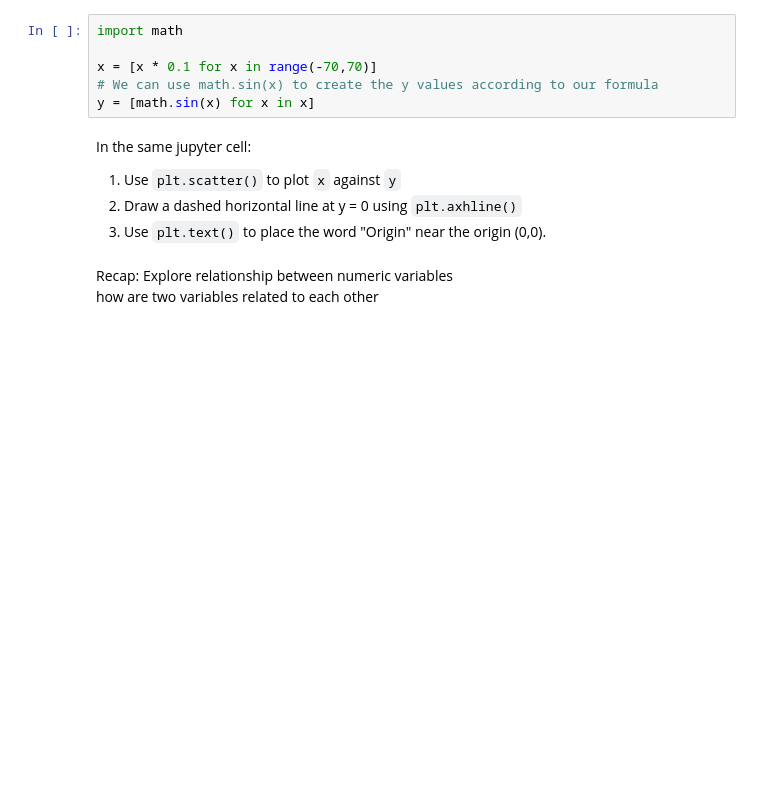
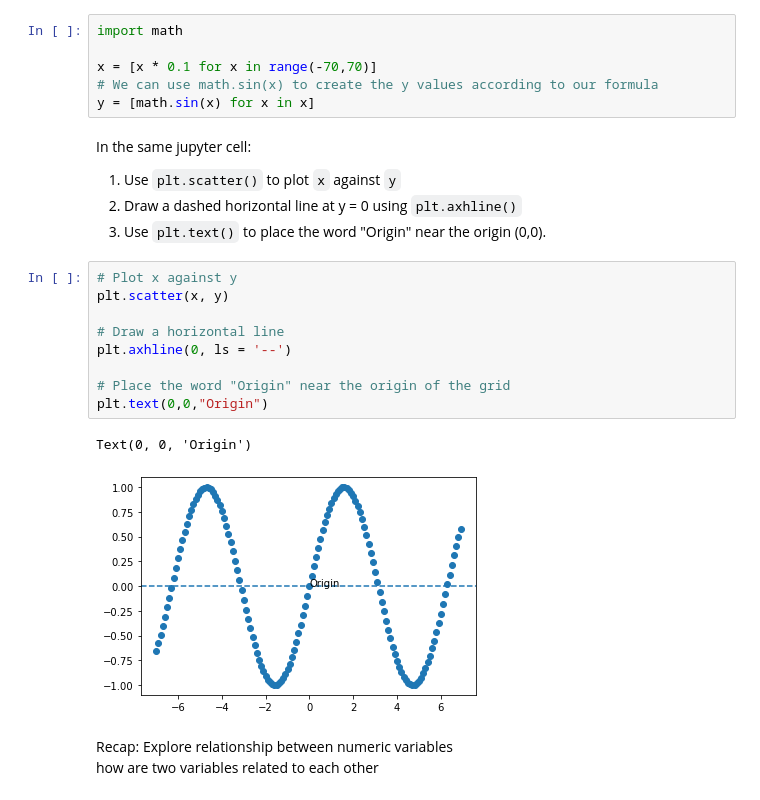
Before and after one commit to CodeupClassroom/mirzakhani-data-science-libraries, a Jupyter notebook: mirz-matplotlib-lesson.ipynb, the cells around one changed output. Cells and saved outputs as stored; diff of their text form; blank space fills up the shorter version.

```diff
--- a/mirz-matplotlib-lesson.ipynb
+++ b/mirz-matplotlib-lesson.ipynb
@@ -193,6 +292,18 @@ In the same jupyter cell:
 1. Use `plt.scatter()` to plot `x` against `y`
 2. Draw a dashed horizontal line at y = 0 using `plt.axhline()`
 3. Use `plt.text()` to place the word "Origin" near the origin (0,0).
+# %%
+# Plot x against y
+plt.scatter(x, y)
+
+# Draw a horizontal line
+plt.axhline(0, ls = '--')
+
+# Place the word "Origin" near the origin of the grid
+plt.text(0,0,"Origin")
+# %% [output]
+Text(0, 0, 'Origin')
+[figure, added]
 # %% [markdown]
 Recap: Explore relationship between numeric variables
 how are two variables related to each other
```
Also changed, not shown: parts of 19 cells of this notebook.
